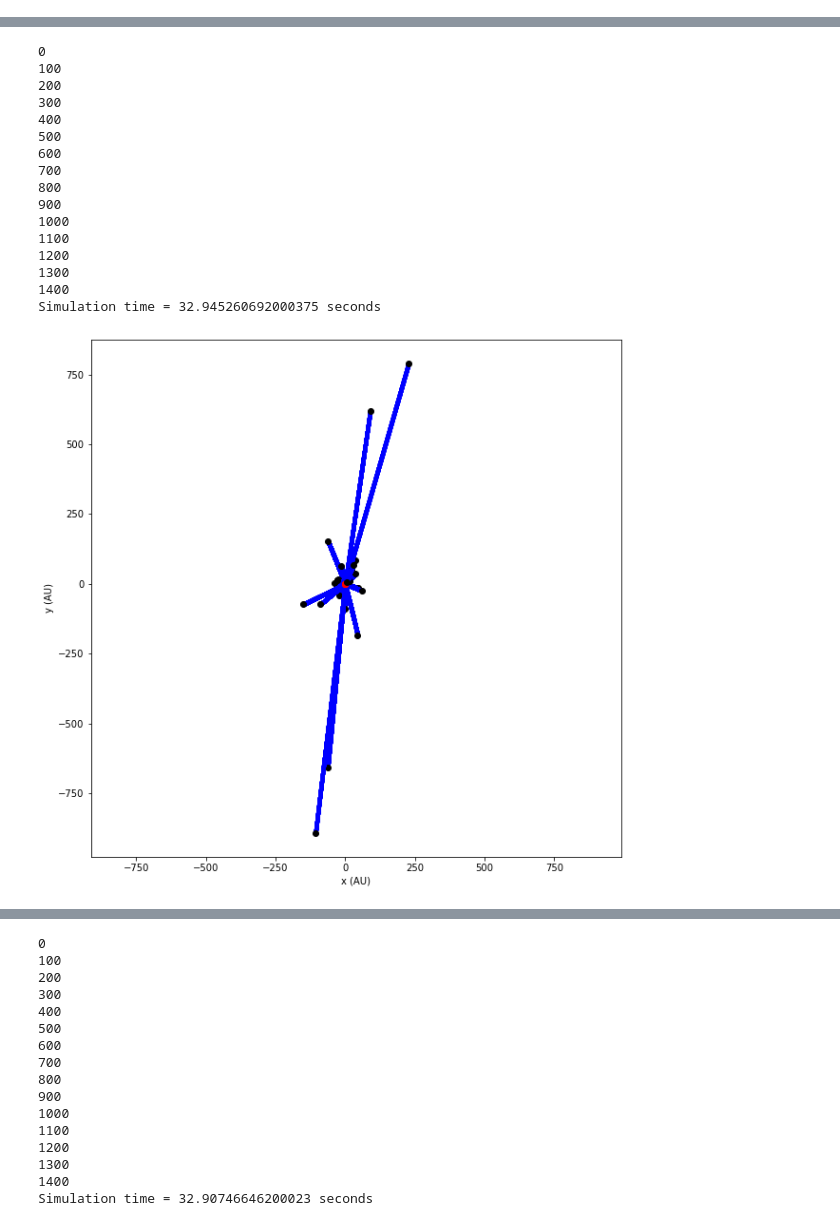
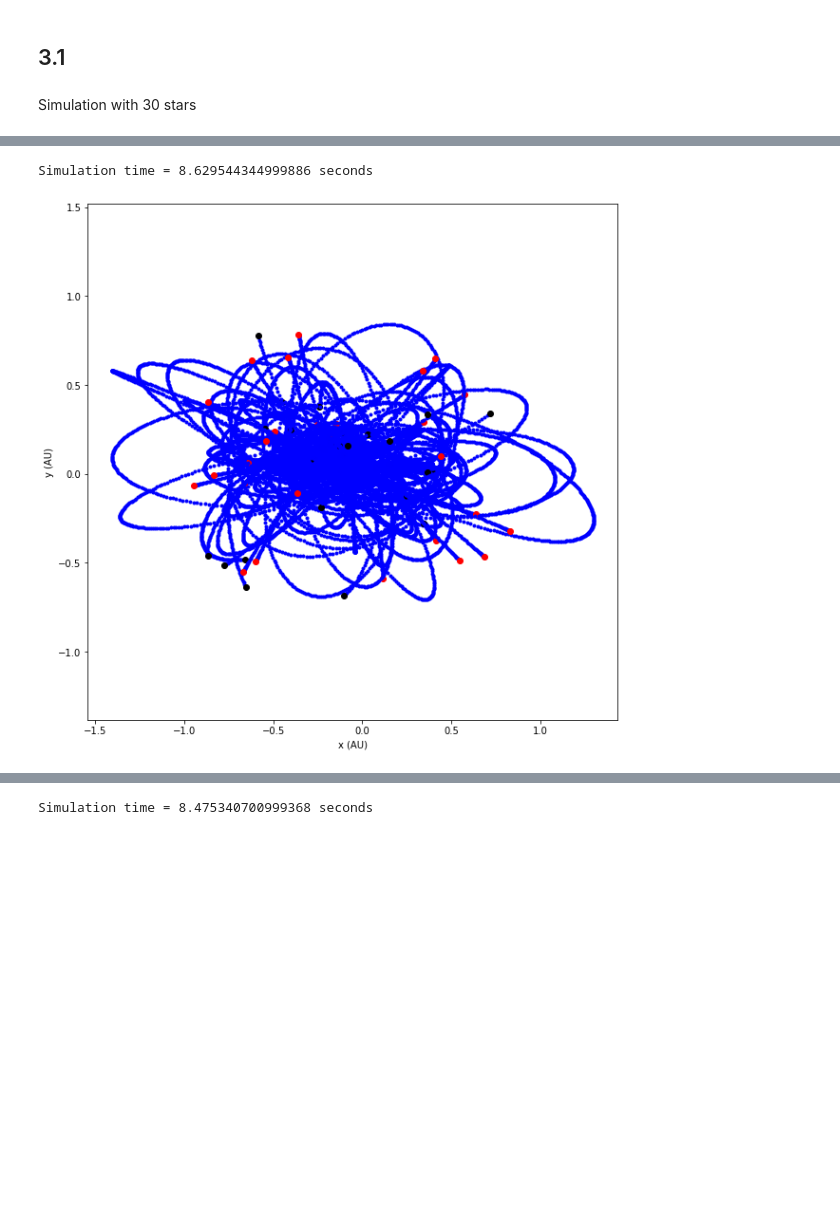
Before and after one commit to Matteo294/FoSM, a Jupyter notebook: sheet3/ex3/ex3.ipynb, the cells around one changed output, grey strips where cells are left out. Saved outputs shown, nothing was run; the diff lists cells and outputs as text; code cells hidden in the pictures; blank space fills up the shorter version.

```diff
--- a/sheet3/ex3/ex3.ipynb
+++ b/sheet3/ex3/ex3.ipynb
@@ -25,7 +39,7 @@ def generate_ICs(N):
 # %%
 # leap frog N body algorithm
 
-def leapfrogN(M, X0, V0, Nt, dt, acc):
+def leapfrogN(M, X0, V0, Nt, dt, acc, eps):
     """M: array with mass values; X0 & V0: Nx3 arrays with initial
     conditions of positions and velocities; Nt: number of time steps; dt:
     time step size; acc: function that evaluates and gives back Nx3 array
@@ -40,15 +54,16 @@ def leapfrogN(M, X0, V0, Nt, dt, acc):
 
     for i in range(Nt-1):
         if i%100==0:
-            print(i)
-        vhalf = V[:,:,i] + acc(M,X[:,:,i])*dt/2
+            #print(i)
+            pass
+        vhalf = V[:,:,i] + acc(M,X[:,:,i], eps)*dt/2
         X[:,:,i+1] = X[:,:,i] + vhalf*dt
-        V[:,:,i+1] = vhalf + acc(M,X[:,:,i+1])*dt/2
+        V[:,:,i+1] = vhalf + acc(M,X[:,:,i+1], eps)*dt/2
 
     return t, X, V
 # %%
 # RHS of dv/dt aka acceleration
-def newton_acc(M,X):
+def newton_acc(M, X, eps):
 
     N = np.shape(M)[0]
     A = np.zeros((N,3))
@@ -57,7 +72,7 @@ def newton_acc(M,X):
         for j in range(N):
             if i==j:
                 continue
-            A[i,:] += M[j]*(X[j,:] - X[i,:])/(np.linalg.norm(X[j,:] - X[i,:]))**3
+            A[i,:] += M[j]*(X[j,:] - X[i,:])/((np.linalg.norm(X[j,:] - X[i,:]))**3 + eps**3)
 
     return A
 # %%
@@ -70,15 +84,19 @@ def calculate_energy(M,X,V):
             E += -M[i]*M[j]/np.linalg.norm(X[i,:]-X[j,:])
 
     return E
+# %% [markdown]
+## 3.1
+# %% [markdown]
+Simulation with 30 stars
 # %%
-# 3.1 N = 30 stars
 
 N = 30 # Number of stars
 p = 1 # Mass of stars
 
-dt = 1e-2
-T = 15
+dt = 5e-3
+T = 3
 Nt = int(T/dt)
+eps = N**(-1/3) * 2
 
 for i in range(5):
 
@@ -86,7 +104,7 @@ for i in range(5):
     M = np.ones(N)*p
 
     start = timeit.default_timer()
-    t, X, V = leapfrogN(M, X0, V0, Nt, dt, newton_acc)
+    t, X, V = leapfrogN(M, X0, V0, Nt, dt, newton_acc, eps)
     stop = timeit.default_timer()
 
     print(f'Simulation time = {stop - start} seconds')
@@ -151,17 +139,2 @@ Simulation time = 33.028148838999186 seconds
-0
-100
-200
-300
-400
-500
-600
-700
-800
-900
-1000
-1100
-1200
-1300
-1400
-Simulation time = 32.945260692000375 seconds
+Simulation time = 8.629544344999886 seconds
-[figure, old version]
+[figure, new version]
@@ -169,16 +142 @@ Simulation time = 32.945260692000375 seconds
-0
-100
-200
-300
-400
-500
-600
-700
-800
-900
-1000
-1100
-1200
-1300
-1400
-Simulation time = 32.90746646200023 seconds
+Simulation time = 8.475340700999368 seconds
```
Also changed, not shown: parts of 9 cells of this notebook, 5 other files.
